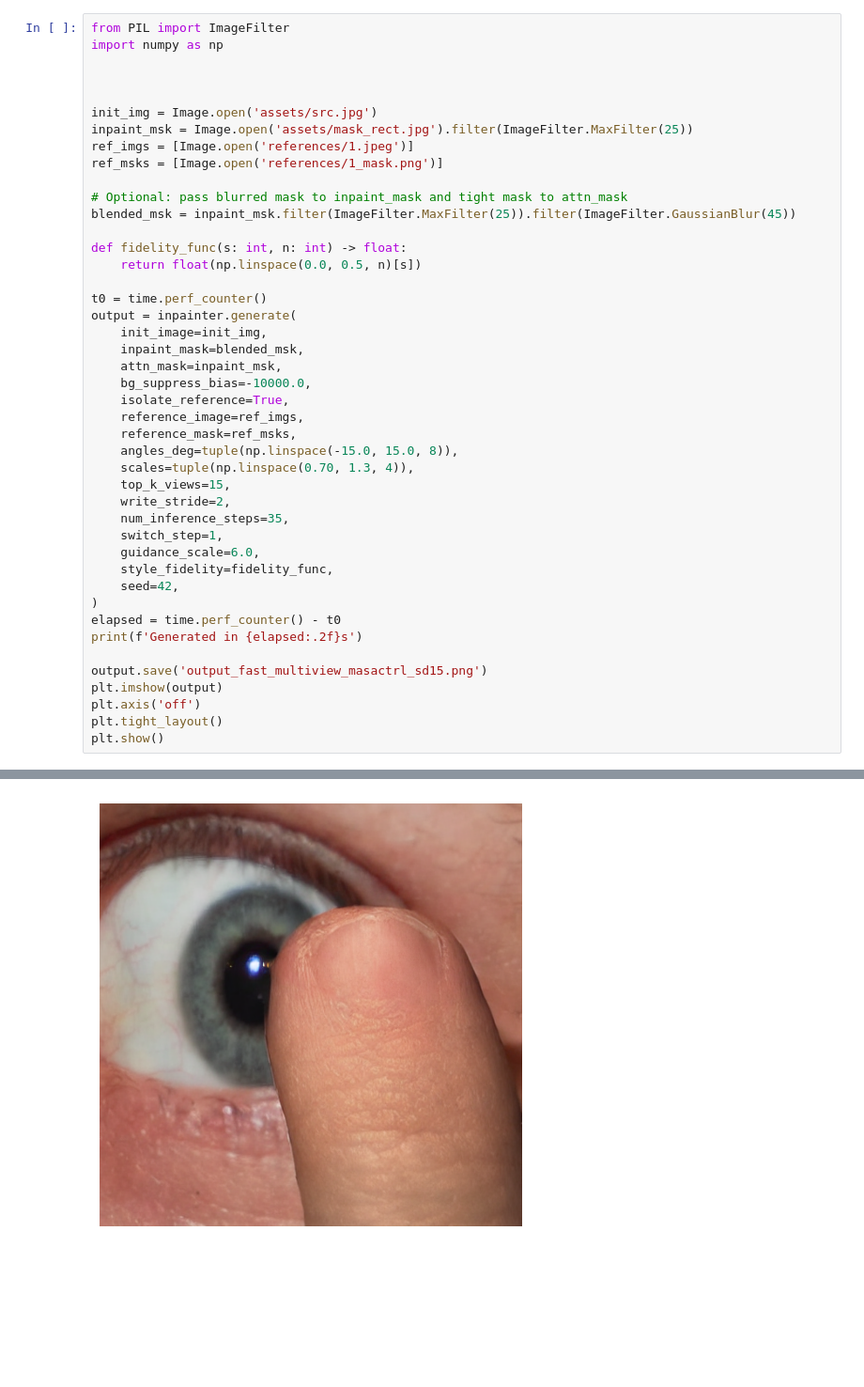
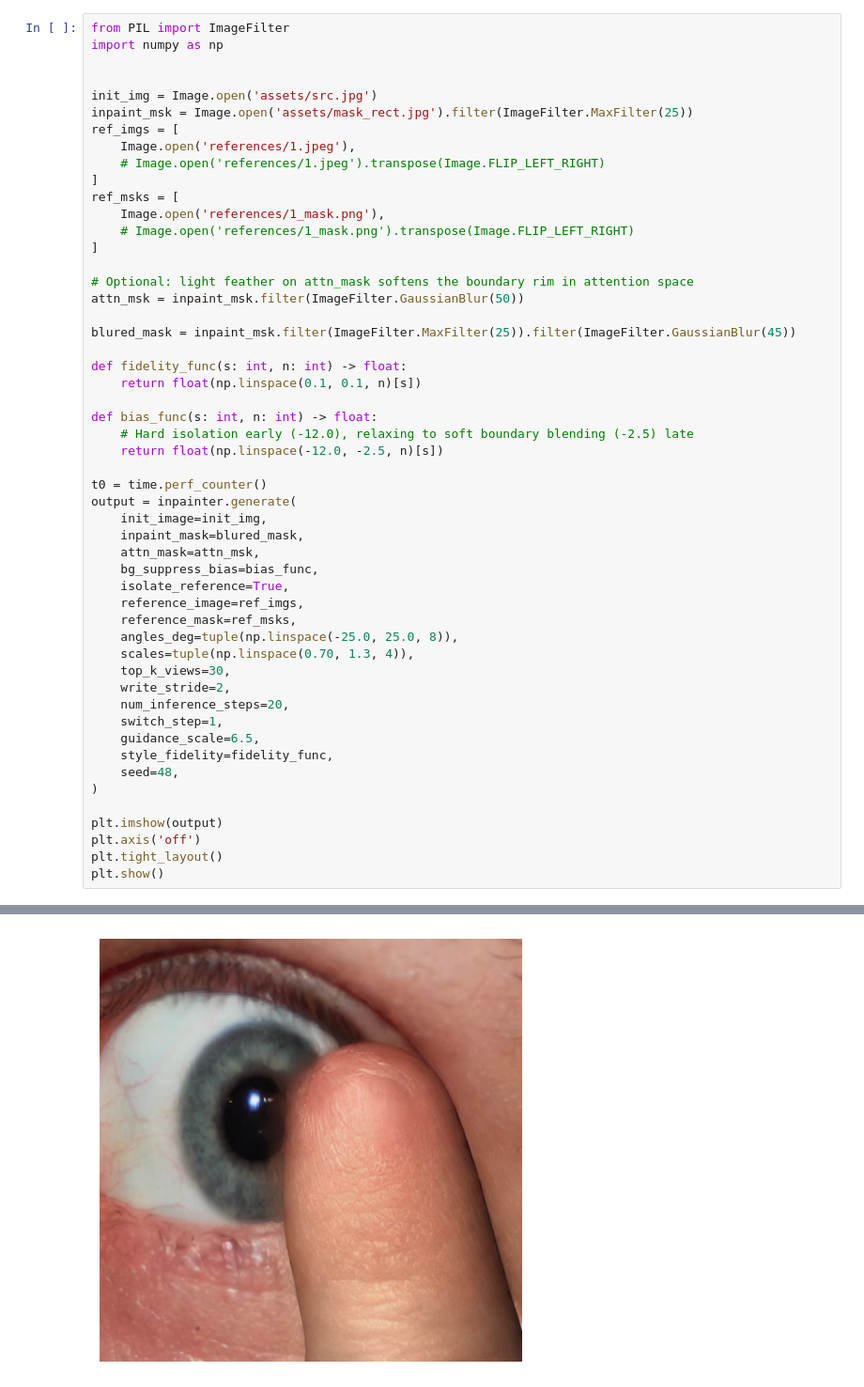
Before and after one commit to IzidorGolcar/sd_shared_attn, a Jupyter notebook: main.ipynb, the cells around one changed output, grey strips where cells are left out. Shown at 94% size. Saved outputs shown, nothing was run; the diff lists cells and outputs as text; blank space fills up the shorter version.

```diff
--- a/main.ipynb
+++ b/main.ipynb
@@ -21,41 +20,49 @@ from PIL import ImageFilter
 import numpy as np
 
 
-
 init_img = Image.open('assets/src.jpg')
 inpaint_msk = Image.open('assets/mask_rect.jpg').filter(ImageFilter.MaxFilter(25))
-ref_imgs = [Image.open('references/1.jpeg')]
-ref_msks = [Image.open('references/1_mask.png')]
+ref_imgs = [
+    Image.open('references/1.jpeg'),
+    # Image.open('references/1.jpeg').transpose(Image.FLIP_LEFT_RIGHT)
+]
+ref_msks = [
+    Image.open('references/1_mask.png'),
+    # Image.open('references/1_mask.png').transpose(Image.FLIP_LEFT_RIGHT)
+]
 
-# Optional: pass blurred mask to inpaint_mask and tight mask to attn_mask
-blended_msk = inpaint_msk.filter(ImageFilter.MaxFilter(25)).filter(ImageFilter.GaussianBlur(45))
+# Optional: light feather on attn_mask softens the boundary rim in attention space
+attn_msk = inpaint_msk.filter(ImageFilter.GaussianBlur(50))
+
+blured_mask = inpaint_msk.filter(ImageFilter.MaxFilter(25)).filter(ImageFilter.GaussianBlur(45))
 
 def fidelity_func(s: int, n: int) -> float:
-    return float(np.linspace(0.0, 0.5, n)[s])
+    return float(np.linspace(0.1, 0.1, n)[s])
+
+def bias_func(s: int, n: int) -> float:
+    # Hard isolation early (-12.0), relaxing to soft boundary blending (-2.5) late
+    return float(np.linspace(-12.0, -2.5, n)[s])
 
 t0 = time.perf_counter()
 output = inpainter.generate(
     init_image=init_img,
-    inpaint_mask=blended_msk,
-    attn_mask=inpaint_msk,
-    bg_suppress_bias=-10000.0,
+    inpaint_mask=blured_mask,
+    attn_mask=attn_msk,
+    bg_suppress_bias=bias_func,
     isolate_reference=True,
     reference_image=ref_imgs,
     reference_mask=ref_msks,
-    angles_deg=tuple(np.linspace(-15.0, 15.0, 8)),
+    angles_deg=tuple(np.linspace(-25.0, 25.0, 8)),
     scales=tuple(np.linspace(0.70, 1.3, 4)),
-    top_k_views=15,
+    top_k_views=30,
     write_stride=2,
-    num_inference_steps=35,
+    num_inference_steps=20,
     switch_step=1,
-    guidance_scale=6.0,
+    guidance_scale=6.5,
     style_fidelity=fidelity_func,
-    seed=42,
+    seed=48,
 )
-elapsed = time.perf_counter() - t0
-print(f'Generated in {elapsed:.2f}s')
 
-output.save('output_fast_multiview_masactrl_sd15.png')
 plt.imshow(output)
 plt.axis('off')
 plt.tight_layout()
@@ -65 +71 @@ Generated in 27.87s
-[figure, old version]
+[figure, new version]
```
Also changed, not shown: parts of 2 cells of this notebook, 1 other file.
